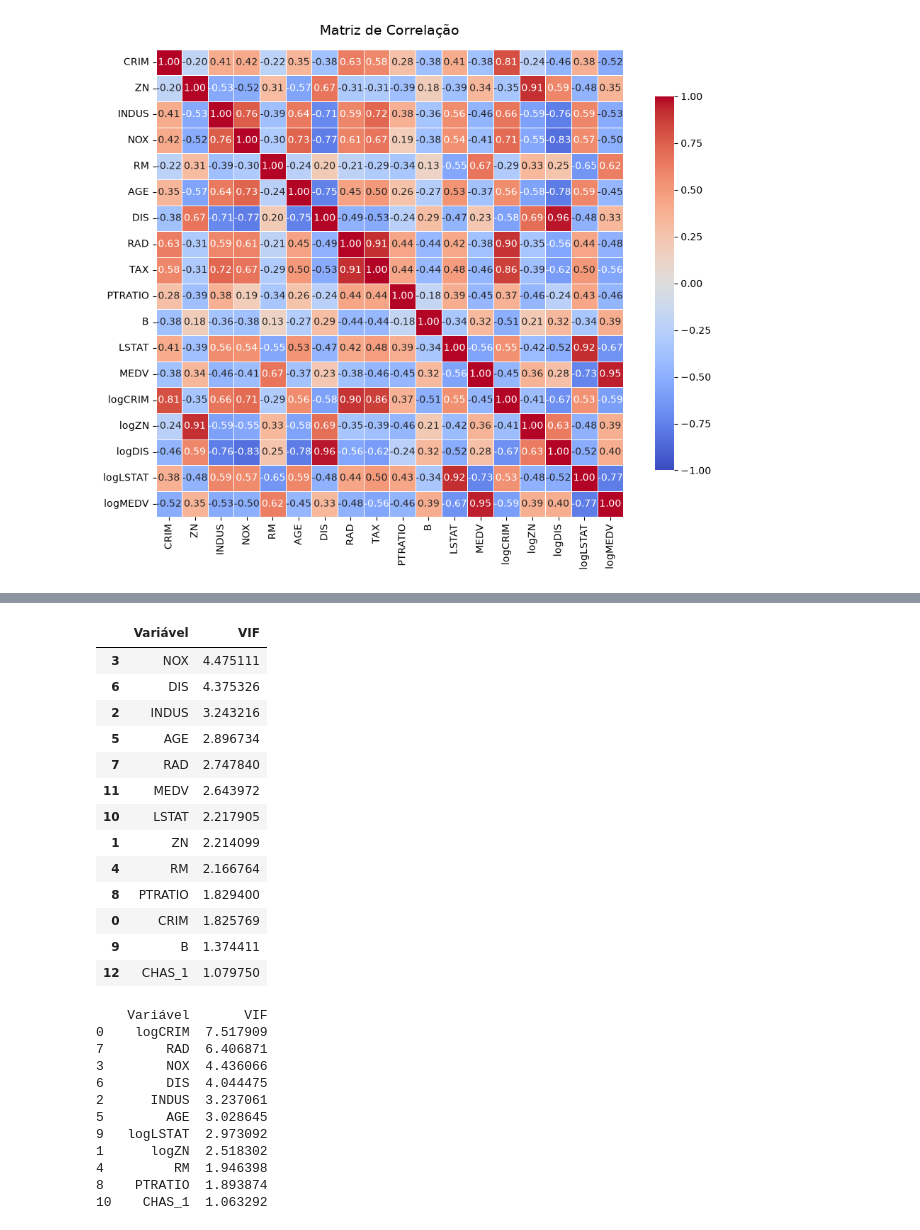
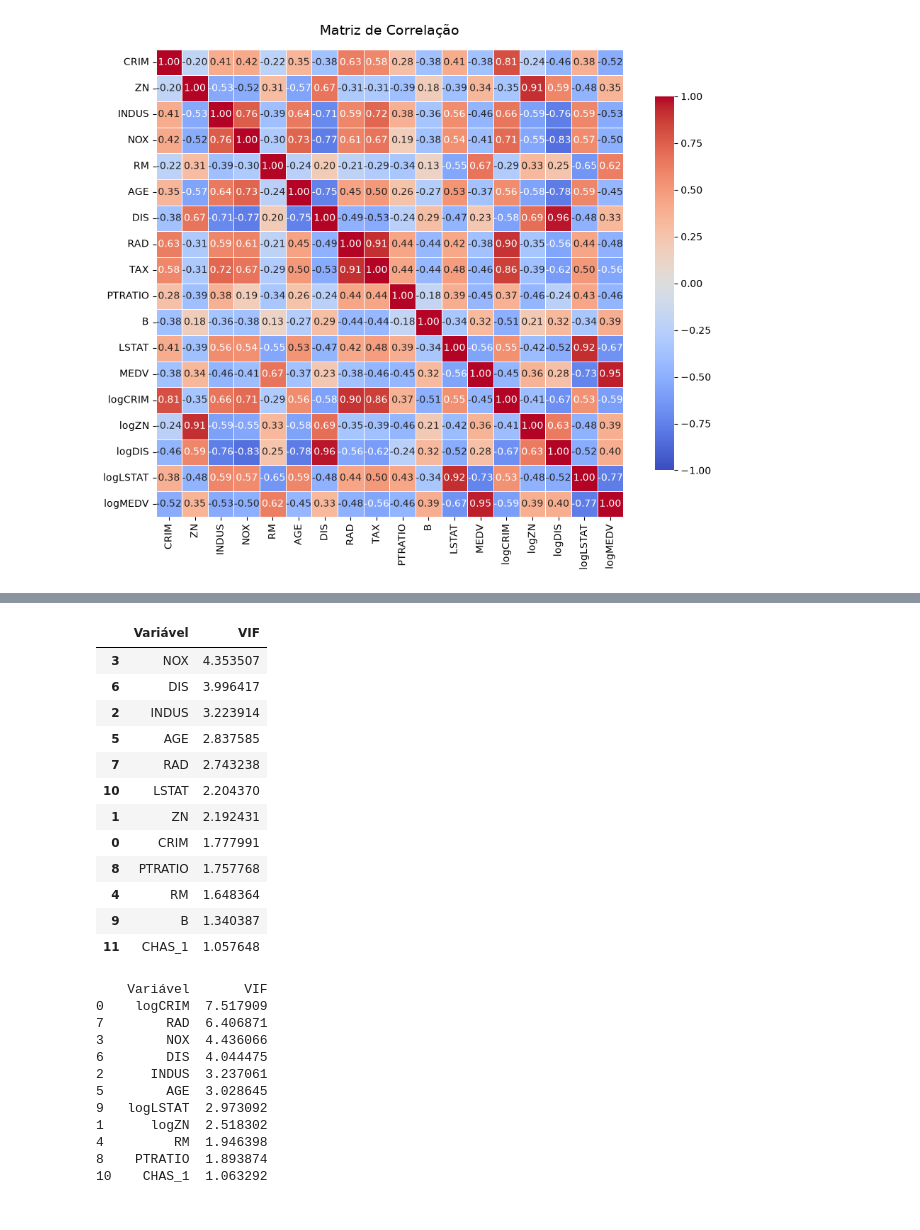
Before and after one commit to Luizeduardo1424/Boston-Housing-RLM, a Jupyter notebook: notebooks/EDA.ipynb, the cells around one changed output, grey strips where cells are left out. Saved outputs shown, nothing was run; the diff lists cells and outputs as text; code cells hidden in the pictures.

```diff
--- a/notebooks/EDA.ipynb
+++ b/notebooks/EDA.ipynb
@@ -513,23 +622,22 @@ calcular_vif(df, colunas_explicativas)
 # %%
 colunas_explicativas = ['CRIM', 'ZN', 'INDUS', 'CHAS', 'NOX', 'RM', 'AGE', 'DIS', 'RAD',
-    'PTRATIO', 'B', 'LSTAT', 'MEDV']
+    'PTRATIO', 'B', 'LSTAT']
 
 calcular_vif(df, colunas_explicativas)
 # %% [output]
 |  | Variável | VIF |
-| 3 | NOX | 4.475111 |
-| 6 | DIS | 4.375326 |
-| 2 | INDUS | 3.243216 |
-| 5 | AGE | 2.896734 |
-| 7 | RAD | 2.747840 |
-| 11 | MEDV | 2.643972 |
-| 10 | LSTAT | 2.217905 |
-| 1 | ZN | 2.214099 |
-| 4 | RM | 2.166764 |
-| 8 | PTRATIO | 1.829400 |
-| 0 | CRIM | 1.825769 |
-| 9 | B | 1.374411 |
-| 12 | CHAS_1 | 1.079750 |
+| 3 | NOX | 4.353507 |
+| 6 | DIS | 3.996417 |
+| 2 | INDUS | 3.223914 |
+| 5 | AGE | 2.837585 |
+| 7 | RAD | 2.743238 |
+| 10 | LSTAT | 2.204370 |
+| 1 | ZN | 2.192431 |
+| 0 | CRIM | 1.777991 |
+| 8 | PTRATIO | 1.757768 |
+| 4 | RM | 1.648364 |
+| 9 | B | 1.340387 |
+| 11 | CHAS_1 | 1.057648 |
 # %%
 colunas_explicativas2 = ['logCRIM', 'logZN', 'INDUS', 'CHAS', 'NOX', 'RM', 'AGE', 'DIS', 'RAD',
     'PTRATIO', 'logLSTAT']
```
Also changed, not shown: parts of 19 cells of this notebook, 1 other file.
